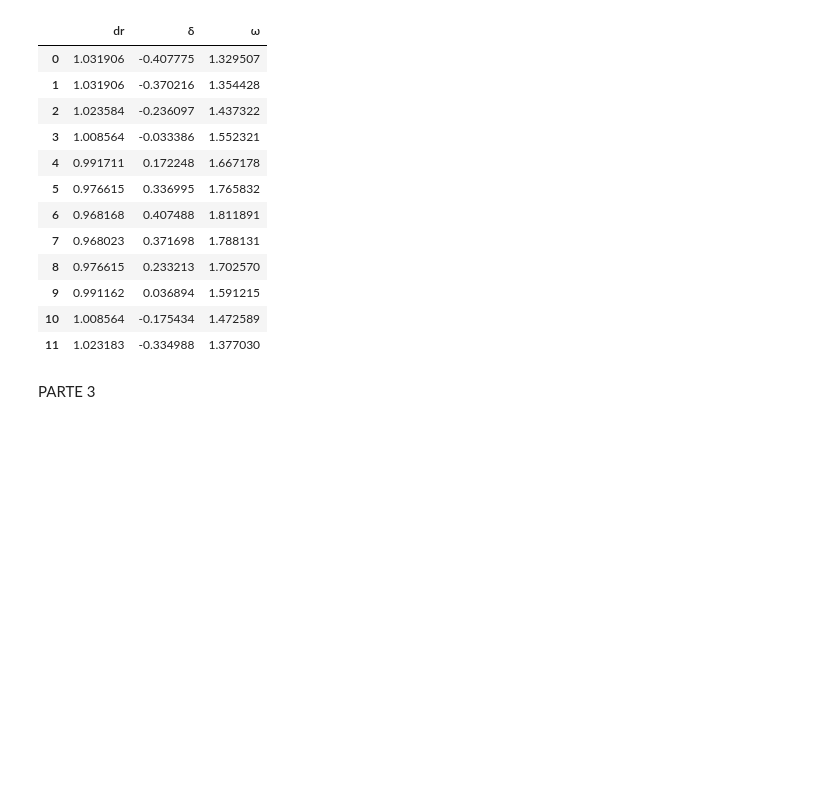
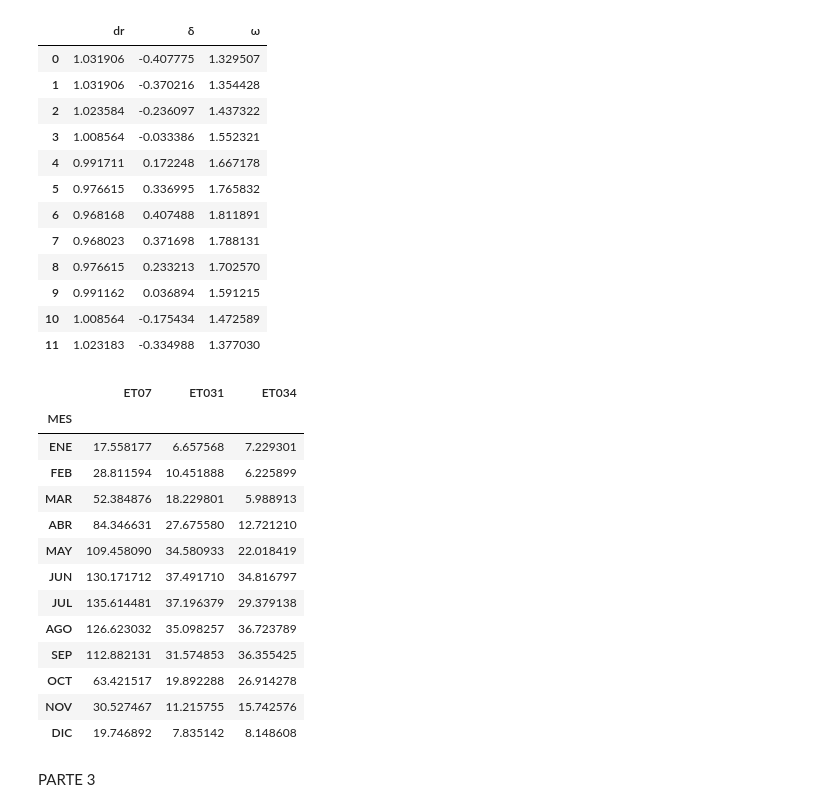
Before and after one commit to JoseDGV/Fisica_Computacional, a Jupyter notebook: evaluacion2.ipynb, the cells around one changed output. Drawn from its saved outputs; the diff is of its cells as text; code cells hidden in the pictures; blank space fills up the shorter version.

```diff
--- a/evaluacion2.ipynb
+++ b/evaluacion2.ipynb
@@ -324,6 +324,30 @@ df_var['Ra'] = df_var['Ra'].apply(lambda col:pd.to_numeric(col, errors='coerce')
 ET034 = []
 for i in range (0,len(df1_prom_mes)):
     ET034.append(0.051*(1 - df1_prom_mes['ALBEDO'][i])*df1_prom_mes['RADSOL'][i]*(df1_prom_mes['TPROM'][i] + 9.5)**0.5 - 2.4*(df1_prom_mes['RADSOL'][i]/df_var['Ra'][i])**2 + 0.048*(df1_prom_mes['TPROM'][i] + 20)*(1 - df1_prom_mes['RHPROM'][i]/100)*(0.5 + 0.536*df1_prom_mes['VELVPROM'][i]) + 0.00012*101)
+# %%
+#Creamos un DataFrame que muestre los resultados de las ecuaciones
+df_res = pd.DataFrame()
+df_res['ET07'] = ET07
+df_res['ET031'] = ET031
+df_res['ET034'] = ET034
+
+df_res['MES']=MESES
+df_res.set_index('MES')
+# %% [output]
+|  | ET07 | ET031 | ET034 |
+| MES |  |  |  |
+| ENE | 17.558177 | 6.657568 | 7.229301 |
+| FEB | 28.811594 | 10.451888 | 6.225899 |
+| MAR | 52.384876 | 18.229801 | 5.988913 |
+| ABR | 84.346631 | 27.675580 | 12.721210 |
+| MAY | 109.458090 | 34.580933 | 22.018419 |
+| JUN | 130.171712 | 37.491710 | 34.816797 |
+| JUL | 135.614481 | 37.196379 | 29.379138 |
+| AGO | 126.623032 | 35.098257 | 36.723789 |
+| SEP | 112.882131 | 31.574853 | 36.355425 |
+| OCT | 63.421517 | 19.892288 | 26.914278 |
+| NOV | 30.527467 | 11.215755 | 15.742576 |
+| DIC | 19.746892 | 7.835142 | 8.148608 |
 # %% [markdown]
 PARTE 3
 # %% [markdown]
```
Also changed, not shown: parts of 2 cells of this notebook.
